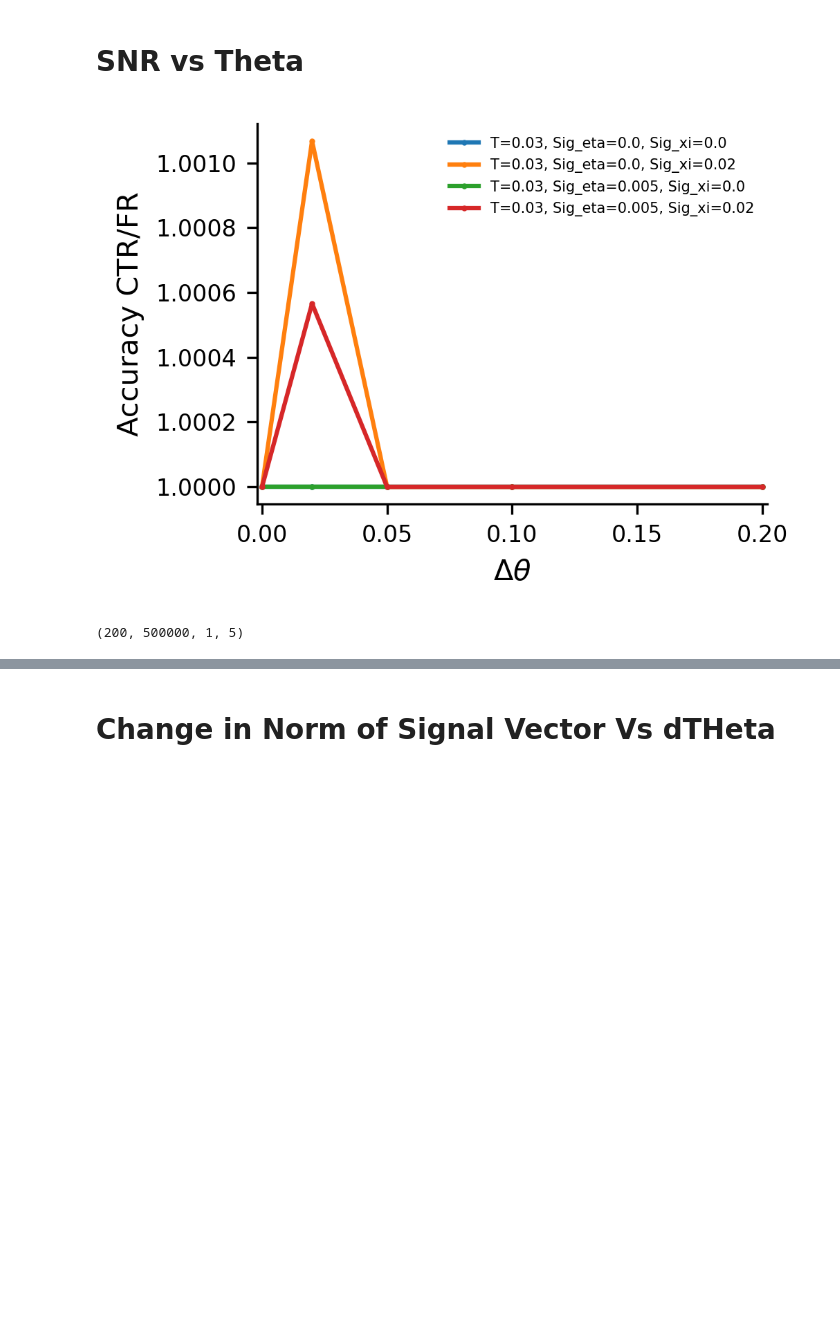
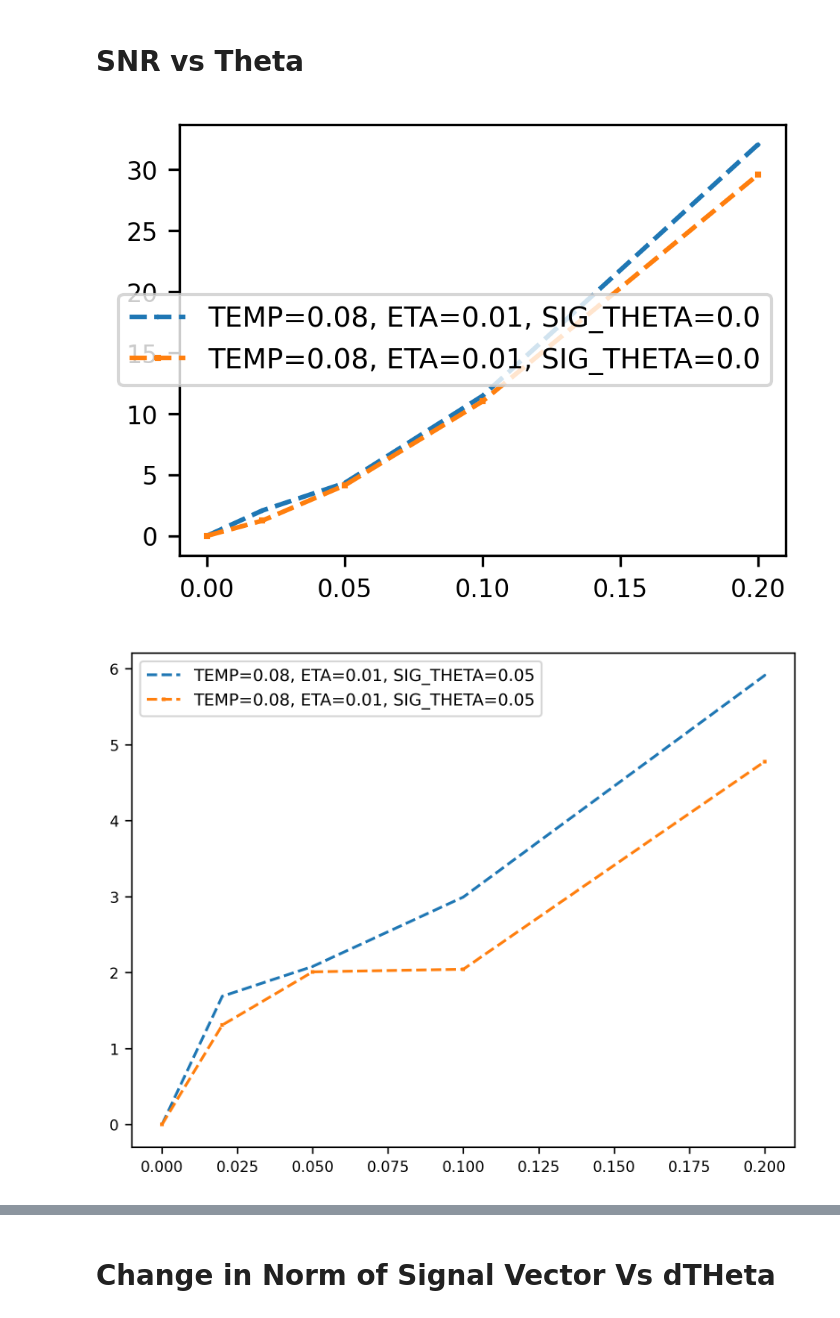
Before and after one commit to scastedo/continuous_attractor_project, a Jupyter notebook: data_analysis_new.ipynb, the cells around one changed output, grey strips where cells are left out. Drawn from its saved outputs; the diff is of its cells as text; code cells hidden in the pictures; blank space fills up the shorter version.

```diff
--- a/data_analysis_new.ipynb
+++ b/data_analysis_new.ipynb
@@ -219,4 +269,18 @@ def build_state_tensors(
         I_sigma_values,
     )
 # %%
-tensors, AMPAR_VALUES, RIN_VALUES, ETA_VALUES, TEMP_VALUES, SIG_THETA_VALUES, IDIR_VALUES, TRIAL_INDICES, BLOCK_SIZE, THRESH_ACTIVE_FRACTION_VALUES, I_STR_VALUES, I_SIGMA_VALUES = build_state_tensors()
+(
+    tensors,
+    AMPAR_VALUES,
+    RIN_VALUES,
+    ETA_VALUES,
+    TEMP_VALUES,
+    SIG_THETA_VALUES,
+    IDIR_VALUES,
+    TRIAL_INDICES,
+    BLOCK_SIZE,
+    RECURRENT_WIDTH_VALUES,
+    ACTIVE_FRACTION_VALUES,
+    I_STR_VALUES,
+    I_SIGMA_VALUES,
+) = build_state_tensors()
@@ -323,8 +773,8 @@ def snr_to_performance(snrval):
     dprime = np.sqrt(snrval)
     z = dprime / np.sqrt(2)
     perf = norm.cdf(z)
-    return perf
-    # return snrval
+    # return perf
+    return snrval
 
 def plottings(x,y, label, color):
     mean_y = y.mean(axis=1)
@@ -354,12 +804,12 @@ for ETA in ETA_VALUES:
             fr_snr = snr_to_performance(snr_final_fr[TEMP_VALUES.index(TEMP),ETA_VALUES.index(ETA),SIG_THETA_VALUES.index(SIG_THETA)])
             deltas_plot.append(delta)
             proportion_plot.append(ctr_snr/fr_snr)
-            plt.plot(delta, ctr_snr/fr_snr, 'o-',label=f"T={TEMP}, Sig_eta={ETA}, Sig_xi={SIG_THETA}")
-            # plt.plot(delta, ctr_snr, 'x--',label=f"TEMP={TEMP}, ETA={ETA}, SIG_THETA={SIG_THETA}")
-            # plt.plot(delta, fr_snr, 's--',label=f"TEMP={TEMP}, ETA={ETA}, SIG_THETA={SIG_THETA}")
+            # plt.plot(delta, ctr_snr/fr_snr, 'o-',label=f"T={TEMP}, Sig_eta={ETA}, Sig_xi={SIG_THETA}")
+            plt.plot(delta, ctr_snr, 'x--',label=f"TEMP={TEMP}, ETA={ETA}, SIG_THETA={SIG_THETA}")
+            plt.plot(delta, fr_snr, 's--',label=f"TEMP={TEMP}, ETA={ETA}, SIG_THETA={SIG_THETA}")
             # plt.yscale('log')
-            # plt.legend()
-            # plt.show()
+            plt.legend()
+            plt.show()
 
 
 
@@ -386,46 +836,35 @@ for ETA in ETA_VALUES:
 # deltas_sorted = [np.array(deltas_plot)[np.argsort(deltas_plot)]]
 # proportion_sorted = [np.array(proportion_plot)[np.argsort(deltas_plot)]]
 # plt.plot(deltas_sorted[0], proportion_sorted[0], 'o-')
 # plt.yscale('log')
 # plt.ylim(0,5)
 # plt.xlim(0,0.05)
 plt.rcParams.update({
     "font.size": 9,
     "axes.labelsize": 10,
     "axes.titlesize": 10,
     "xtick.labelsize": 8,
     "ytick.labelsize": 8,
     "figure.dpi": 300,
     "lines.markersize": 1,
 })
 # plt.xlim(0,0.05)
 # plt.ylim(0,20)
 # plt.axhline(y=0, color='gray', linestyle='--', lw=0.8)
 ax.set_xlabel(r"$\Delta \theta$")
 ax.set_ylabel("Accuracy CTR/FR")
 ax.spines["top"].set_visible(False)
 ax.spines["right"].set_visible(False)
 # tighter x margins and layout
 ax.margins(x=0.01)
 ax.legend(frameon=False, fontsize=5, loc='upper right')
 ax.ticklabel_format(axis='y', style='plain', useOffset=False)
 
 fig.tight_layout()
 # ax.invert_xaxis()
 # %% [output]
-[figure, old version]
+[figure, new version]
+[figure, added]
-# %%
-ETA = ETA_VALUES[0]
-TEMP = TEMP_VALUES[0]
-SIG_THETA = SIG_THETA_VALUES[0]
-tuning_curve_fr = tensors[0.64,1.27,TEMP,ETA,SIG_THETA].
-print(tuning_curve_fr.shape)
-# tuning_curve_ctr = tensors[1,1,TEMP,ETA,SIG_THETA].mean(axis=2).mean(axis=2)
-# plt.plot(tuning_curve_fr.mean(axis=1), label='FR')
-# plt.plot(tuning_curve_ctr.mean(axis=1), label='CTR')
-# plt.legend()
-# %% [output]
-(200, 500000, 1, 5)
 # %%
 ctr_results = snr_final_ctr[TEMP_VALUES.index(temp),ETA_VALUES.index(eta),SIG_THETA_VALUES.index(sigma_theta)][:,0]
 fr_results = snr_final_fr[TEMP_VALUES.index(temp),ETA_VALUES.index(eta),SIG_THETA_VALUES.index(sigma_theta)][:,0]
```
Also changed, not shown: parts of 29 cells of this notebook, 11 other files.
